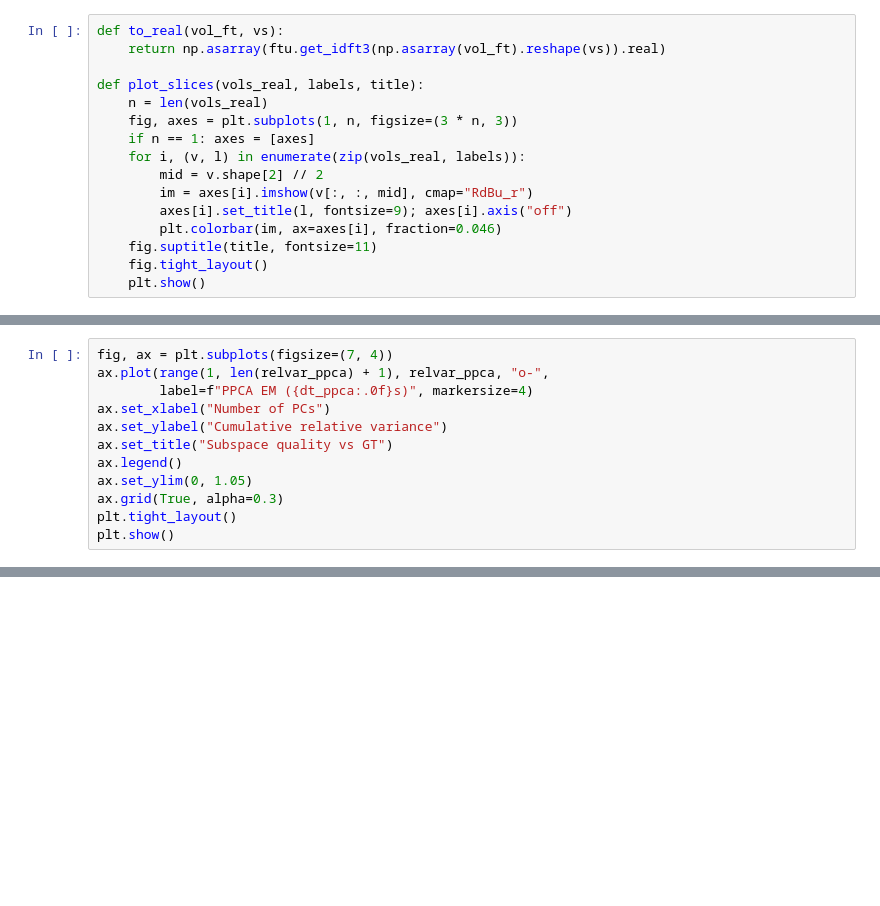
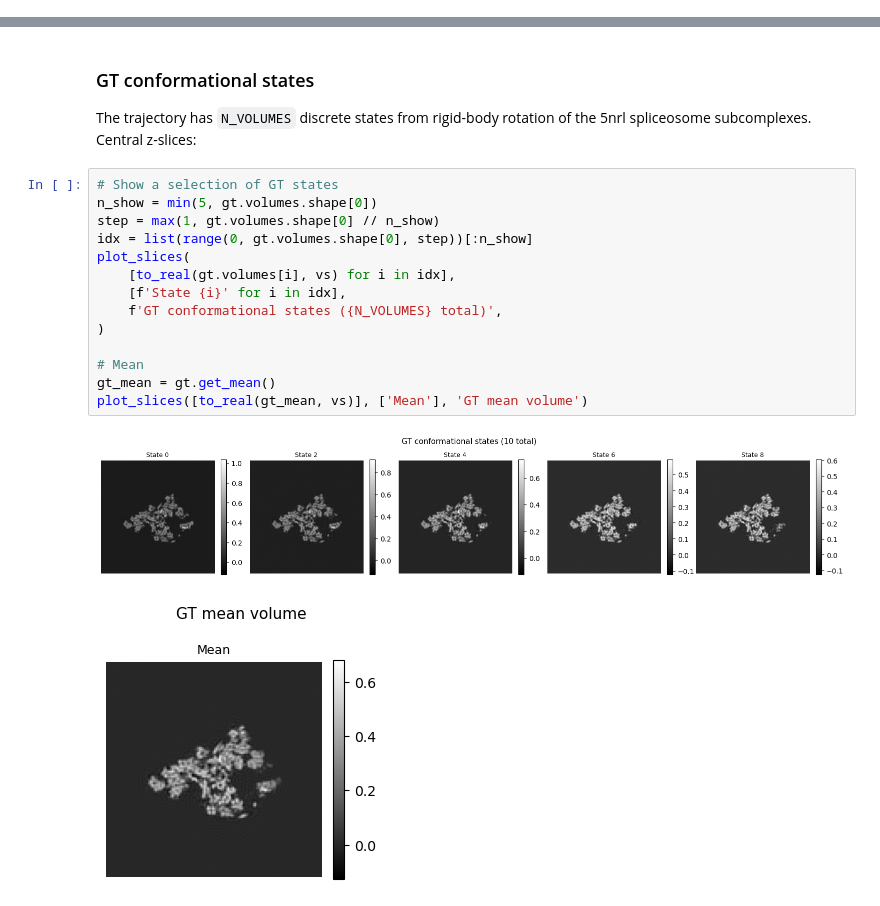
Before and after one commit to ma-gilles/recovar, a Jupyter notebook: examples/sketched_normal_demo.ipynb, the cells around one changed output, grey strips where cells are left out. Cells and saved outputs as stored; diff of their text form; blank space fills up the shorter version.

```diff
--- a/examples/sketched_normal_demo.ipynb
+++ b/examples/sketched_normal_demo.ipynb
@@ -258,16 +0,0 @@ PPCA relvar: ['0.4296', '0.6224', '0.6470', '0.6470', '0.6470', '0.6470', '0.647
-# %%
-def to_real(vol_ft, vs):
-    return np.asarray(ftu.get_idft3(np.asarray(vol_ft).reshape(vs)).real)
-
-def plot_slices(vols_real, labels, title):
-    n = len(vols_real)
-    fig, axes = plt.subplots(1, n, figsize=(3 * n, 3))
-    if n == 1: axes = [axes]
-    for i, (v, l) in enumerate(zip(vols_real, labels)):
-        mid = v.shape[2] // 2
-        im = axes[i].imshow(v[:, :, mid], cmap="RdBu_r")
-        axes[i].set_title(l, fontsize=9); axes[i].axis("off")
-        plt.colorbar(im, ax=axes[i], fraction=0.046)
-    fig.suptitle(title, fontsize=11)
-    fig.tight_layout()
-    plt.show()
@@ -284,12 +0,0 @@ plot_slices(ppca_real, [f"PPCA PC{k}" for k in range(n_show)], "PPCA EM PCs")
-# %%
-fig, ax = plt.subplots(figsize=(7, 4))
-ax.plot(range(1, len(relvar_ppca) + 1), relvar_ppca, "o-",
-        label=f"PPCA EM ({dt_ppca:.0f}s)", markersize=4)
-ax.set_xlabel("Number of PCs")
-ax.set_ylabel("Cumulative relative variance")
-ax.set_title("Subspace quality vs GT")
-ax.legend()
-ax.set_ylim(0, 1.05)
-ax.grid(True, alpha=0.3)
-plt.tight_layout()
-plt.show()
@@ -314,0 +111,22 @@ Use these to build a sketched PC algorithm on top.
+# %% [markdown]
+### GT conformational states
+
+The trajectory has `N_VOLUMES` discrete states from rigid-body rotation of the
+5nrl spliceosome subcomplexes. Central z-slices:
+# %%
+# Show a selection of GT states
+n_show = min(5, gt.volumes.shape[0])
+step = max(1, gt.volumes.shape[0] // n_show)
+idx = list(range(0, gt.volumes.shape[0], step))[:n_show]
+plot_slices(
+    [to_real(gt.volumes[i], vs) for i in idx],
+    [f'State {i}' for i in idx],
+    f'GT conformational states ({N_VOLUMES} total)',
+)
+
+# Mean
+gt_mean = gt.get_mean()
+plot_slices([to_real(gt_mean, vs)], ['Mean'], 'GT mean volume')
+# %% [output]
+[figure, added]
+[figure, added]
```
Also changed, not shown: parts of 35 cells of this notebook.
